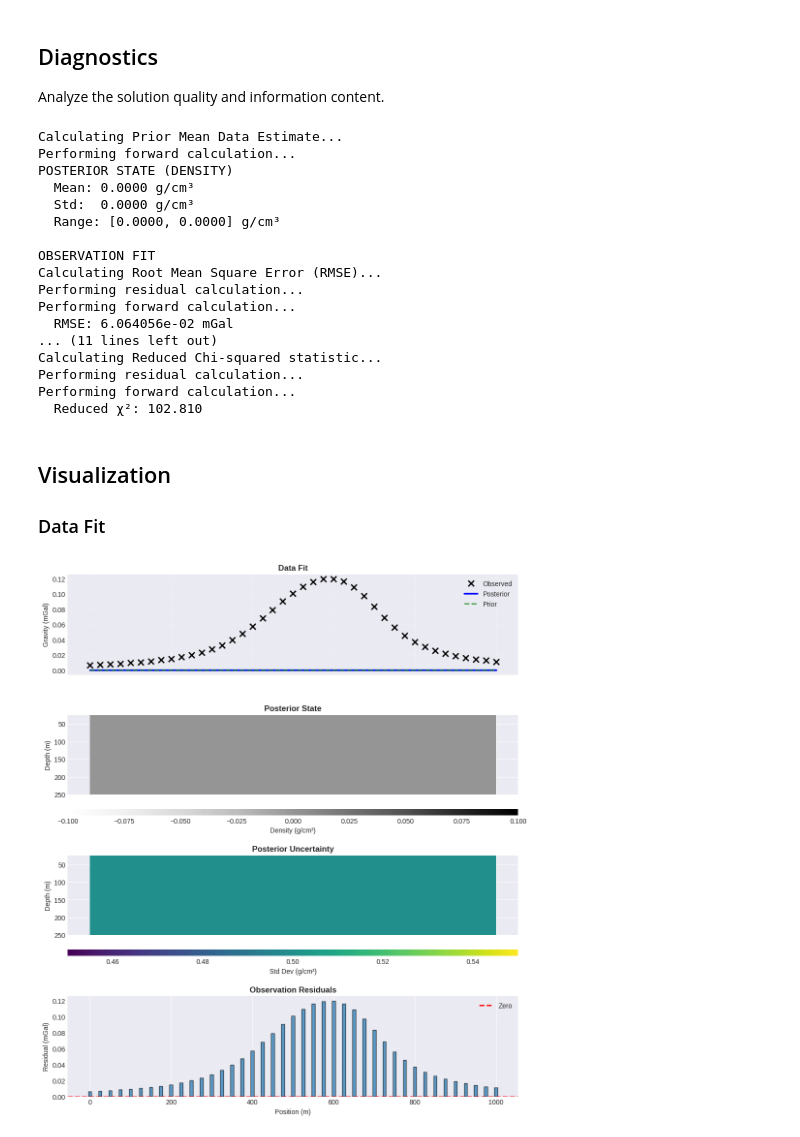
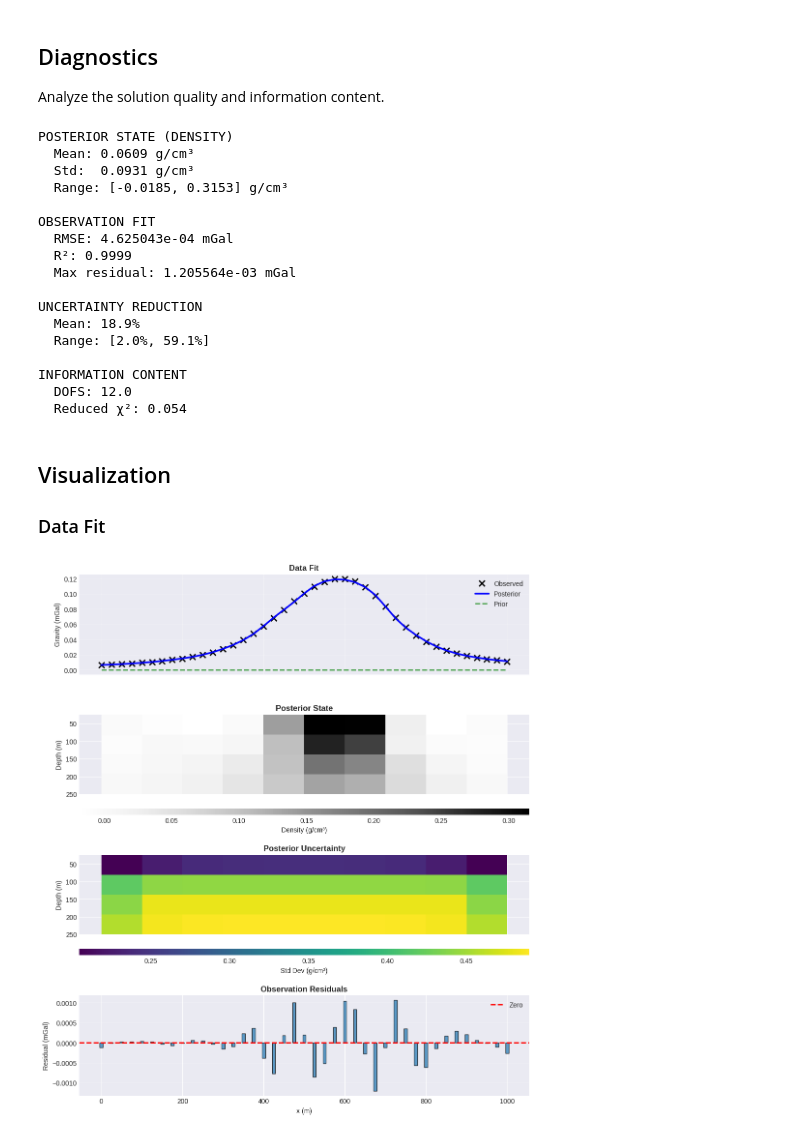
Before and after one commit to jmineau/fips, a Jupyter notebook: examples/gravity_2d.ipynb, the cells around one changed output. Cells and saved outputs as stored; diff of their text form; code cells hidden in the pictures.

```diff
--- a/examples/gravity_2d.ipynb
+++ b/examples/gravity_2d.ipynb
@@ -181,7 +181,6 @@ def build_forward_operator(obs_locs, prism_x, prism_z, gamma=GAMMA):
 # Build forward operator
 print("Building forward operator...")
 H = build_forward_operator(obs_locs, prism_x, prism_z)
-H = np.zeros_like(H)
 
 print(f"Forward operator shape: {H.shape}")
 print(f"  Condition number: {np.linalg.cond(H):.2e}")
@@ -207,36 +206,36 @@ $$\hat{x} = x_0 + K(z - Hx_0)$$
 $$\hat{S} = S_x - (HS_x)^T(HS_xH^T + S_z)^{-1}(HS_x)$$
 # %%
 # Create indices
-obs_idx = pd.Index([f"obs_{i:03d}" for i in range(n_obs)])
-state_idx = pd.Index([f"prism_{i:03d}" for i in range(n_state)])
+obs_idx = pd.Index([f"obs_{i:03d}" for i in range(n_obs)], name="x")
+state_idx = pd.Index([f"prism_{i:03d}" for i in range(n_state)], name="prism")
 
 # Observation vector
 z = Vector(
-    name="observations", blocks=[Block(pd.Series(z_obs, index=obs_idx, name="gravity"))]
+    name="observations", data=[Block(pd.Series(z_obs, index=obs_idx, name="gravity"))]
 )
 
 # Prior state (zero density anomaly)
 x_0 = Vector(
     name="prior",
-    blocks=[Block(pd.Series(np.zeros(n_state), index=state_idx, name="density"))],
+    data=[Block(pd.Series(np.zeros(n_state), index=state_idx, name="density"))],
 )
 
 # Prior error covariance (independent prisms)
 sigma_x = 0.5  # Prior uncertainty [g/cm³]
 S_x = CovarianceMatrix(
     pd.DataFrame(
-        np.diag(sigma_x**2 * np.ones(n_state)), index=state_idx, columns=state_idx
+        np.diag(sigma_x**2 * np.ones(n_state)), index=x_0.index, columns=x_0.index
     )
 )
 
 # Observation error covariance
 sigma_z = 0.05 * np.max(z_obs)  # 5% of max signal
 S_z = CovarianceMatrix(
-    pd.DataFrame(np.diag(sigma_z**2 * np.ones(n_obs)), index=obs_idx, columns=obs_idx)
+    pd.DataFrame(np.diag(sigma_z**2 * np.ones(n_obs)), index=z.index, columns=z.index)
 )
 
 # Forward operator
-H_mat = ForwardOperator(pd.DataFrame(H, index=obs_idx, columns=state_idx))
+H_mat = ForwardOperator(pd.DataFrame(H, index=z.index, columns=x_0.index))
 
 # Create problem
 problem = InverseProblem(
@@ -312,23 +297,23 @@ print("\nINFORMATION CONTENT")
 print(f"  DOFS: {problem.estimator.DOFS:.1f}")
 print(f"  Reduced χ²: {problem.estimator.reduced_chi2:.3f}")
 # %% [output]
-Calculating Prior Mean Data Estimate...
-Performing forward calculation...
 POSTERIOR STATE (DENSITY)
-  Mean: 0.0000 g/cm³
-  Std:  0.0000 g/cm³
-  Range: [0.0000, 0.0000] g/cm³
+  Mean: 0.0609 g/cm³
+  Std:  0.0931 g/cm³
+  Range: [-0.0185, 0.3153] g/cm³
 
 OBSERVATION FIT
-Calculating Root Mean Square Error (RMSE)...
-Performing residual calculation...
-Performing forward calculation...
-  RMSE: 6.064056e-02 mGal
-... (11 lines left out)
-Calculating Reduced Chi-squared statistic...
-Performing residual calculation...
-Performing forward calculation...
-  Reduced χ²: 102.810
+  RMSE: 4.625043e-04 mGal
+  R²: 0.9999
+  Max residual: 1.205564e-03 mGal
+
+UNCERTAINTY REDUCTION
+  Mean: 18.9%
+  Range: [2.0%, 59.1%]
+
+INFORMATION CONTENT
+  DOFS: 12.0
+  Reduced χ²: 0.054
 # %% [markdown]
 ## Visualization
 
@@ -359,32 +344,32 @@ ax.grid(True, alpha=0.3)
 ax = axes[1]
 im1 = ax.pcolormesh(X, Z, x_post_2d, cmap="Greys", shading="flat")
 ax.set(ylabel="Depth (m)")
 ax.set_title("Posterior State", fontweight="bold", fontsize=12)
 ax.invert_yaxis()
 cax1 = make_axes_locatable(ax).append_axes("bottom", size="8%", pad=0.3)
 cbar1 = plt.colorbar(im1, cax=cax1, orientation="horizontal")
 cbar1.set_label("Density (g/cm³)", fontsize=10)
 
 # Plot 3: Posterior uncertainty
 ax = axes[2]
 im2 = ax.pcolormesh(X, Z, x_post_std_2d, cmap="viridis", shading="flat")
 ax.set(ylabel="Depth (m)")
 ax.set_title("Posterior Uncertainty", fontweight="bold", fontsize=12)
 ax.invert_yaxis()
 cax2 = make_axes_locatable(ax).append_axes("bottom", size="8%", pad=0.3)
 cbar2 = plt.colorbar(im2, cax=cax2, orientation="horizontal")
 cbar2.set_label("Std Dev (g/cm³)", fontsize=10)
 
 # Plot 4: Residuals
 ax = axes[3]
 residuals = z_obs_vals - z_post
 ax.bar(obs_locs, residuals, width=8, alpha=0.7, edgecolor="black")
 ax.axhline(0, color="r", linestyle="--", linewidth=2, label="Zero")
-ax.set(xlabel="Position (m)", ylabel="Residual (mGal)")
+ax.set(xlabel="x (m)", ylabel="Residual (mGal)")
 ax.set_title("Observation Residuals", fontweight="bold", fontsize=12)
 ax.legend(fontsize=10)
 ax.grid(True, alpha=0.3, axis="y")
 
 plt.show()
 # %% [output]
-[figure, old version]
+[figure, new version]
```
Also changed, not shown: parts of 2 cells of this notebook, 2 other files.
